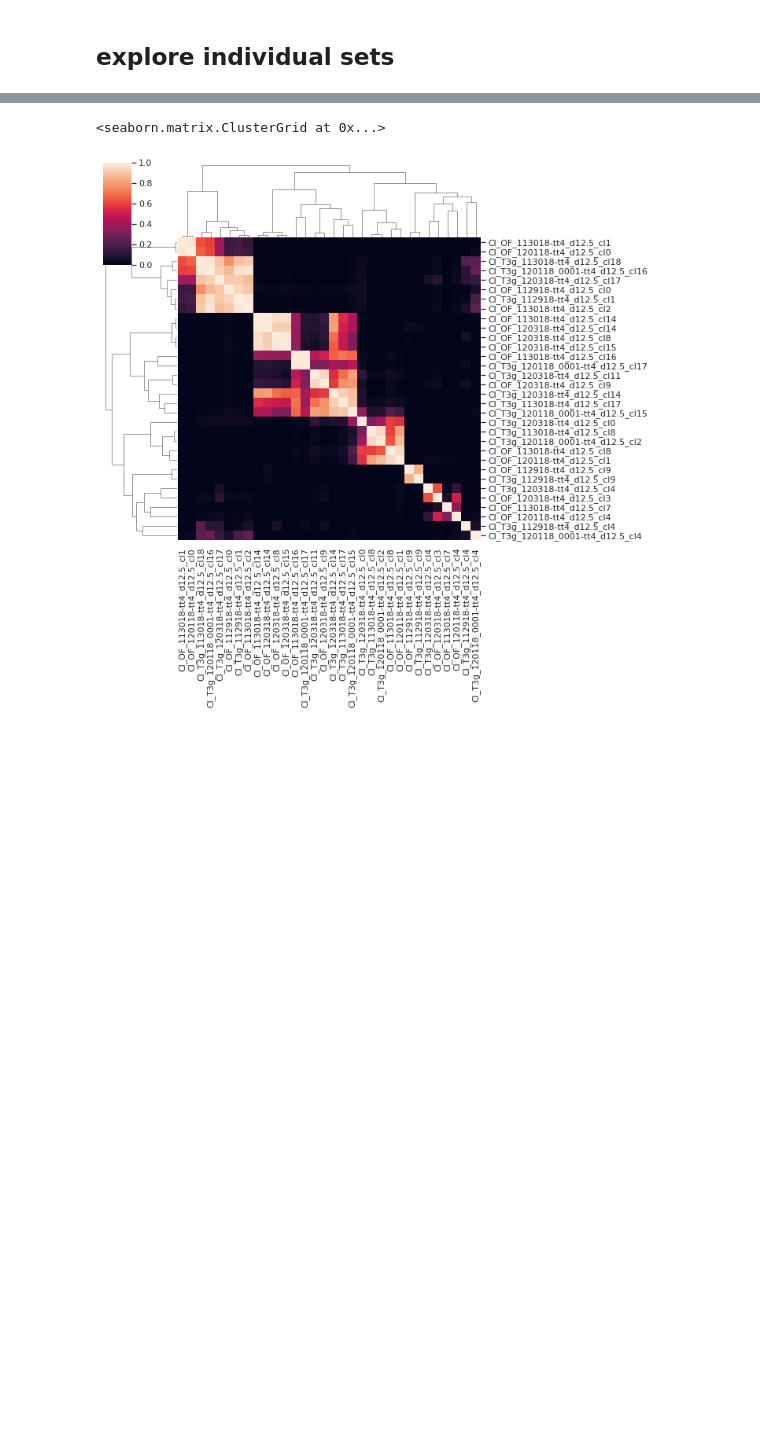
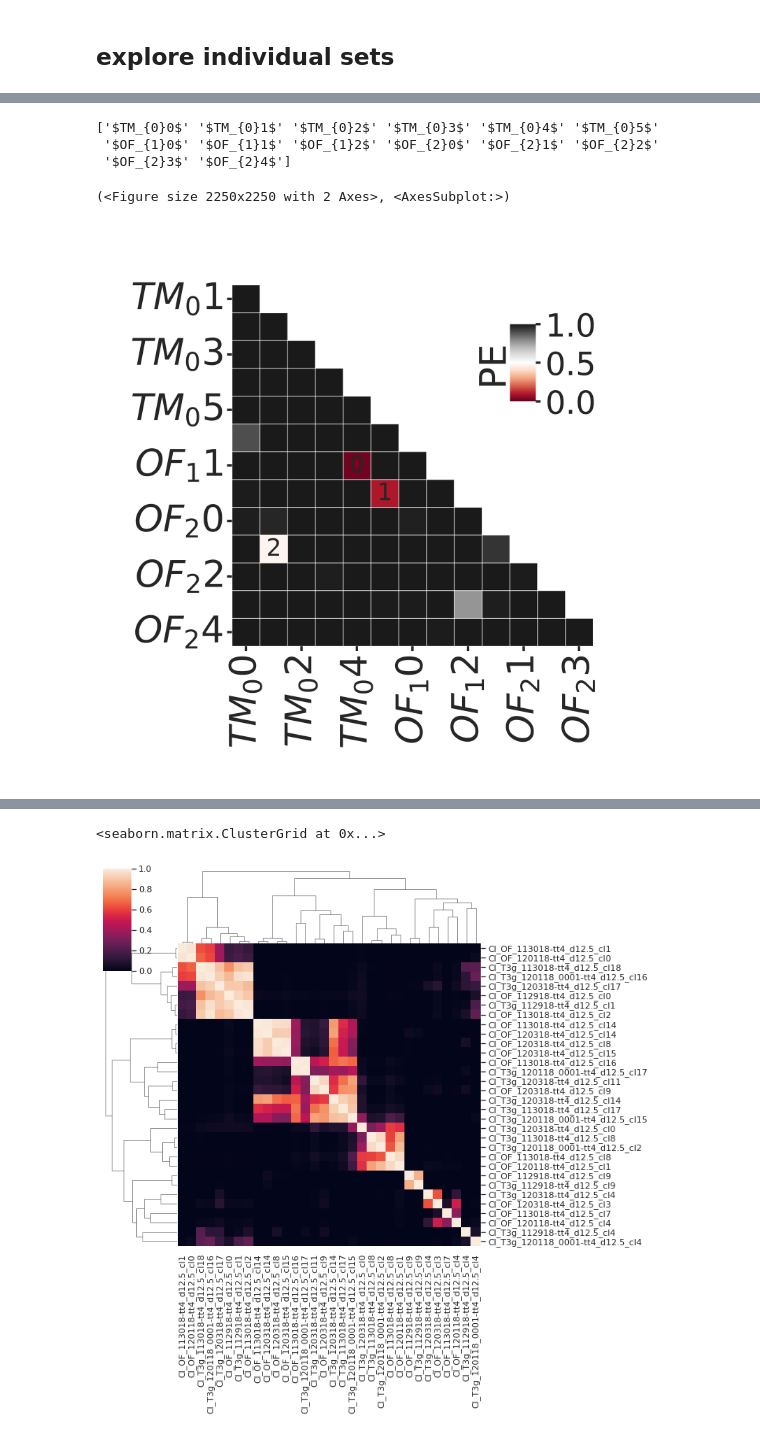
Before and after one commit to alexgonzl/TMA, a Jupyter notebook: Notebooks/Sort/visualize_matches.ipynb, the cells around one changed output, grey strips where cells are left out. Cells and saved outputs as stored; diff of their text form; code cells hidden in the pictures; blank space fills up the shorter version.

```diff
--- a/Notebooks/Sort/visualize_matches.ipynb
+++ b/Notebooks/Sort/visualize_matches.ipynb
@@ -232,0 +514,10 @@ Label(value='Analysis #0, tt 1, depth 12.0\n Number of sessions 2\n Number of to
+# %%
+pf = reload(pf)
+f = pf.CrossTaskFigures()
+f.plot_dist_mat_session_clusters()
+# %% [output]
+['$TM_{0}0$' '$TM_{0}1$' '$TM_{0}2$' '$TM_{0}3$' '$TM_{0}4$' '$TM_{0}5$'
+ '$OF_{1}0$' '$OF_{1}1$' '$OF_{1}2$' '$OF_{2}0$' '$OF_{2}1$' '$OF_{2}2$'
+ '$OF_{2}3$' '$OF_{2}4$']
+(<Figure size 2250x2250 with 2 Axes>, <AxesSubplot:>)
+[figure, added]
```
Also changed, not shown: parts of 71 cells of this notebook, 19 other files.
